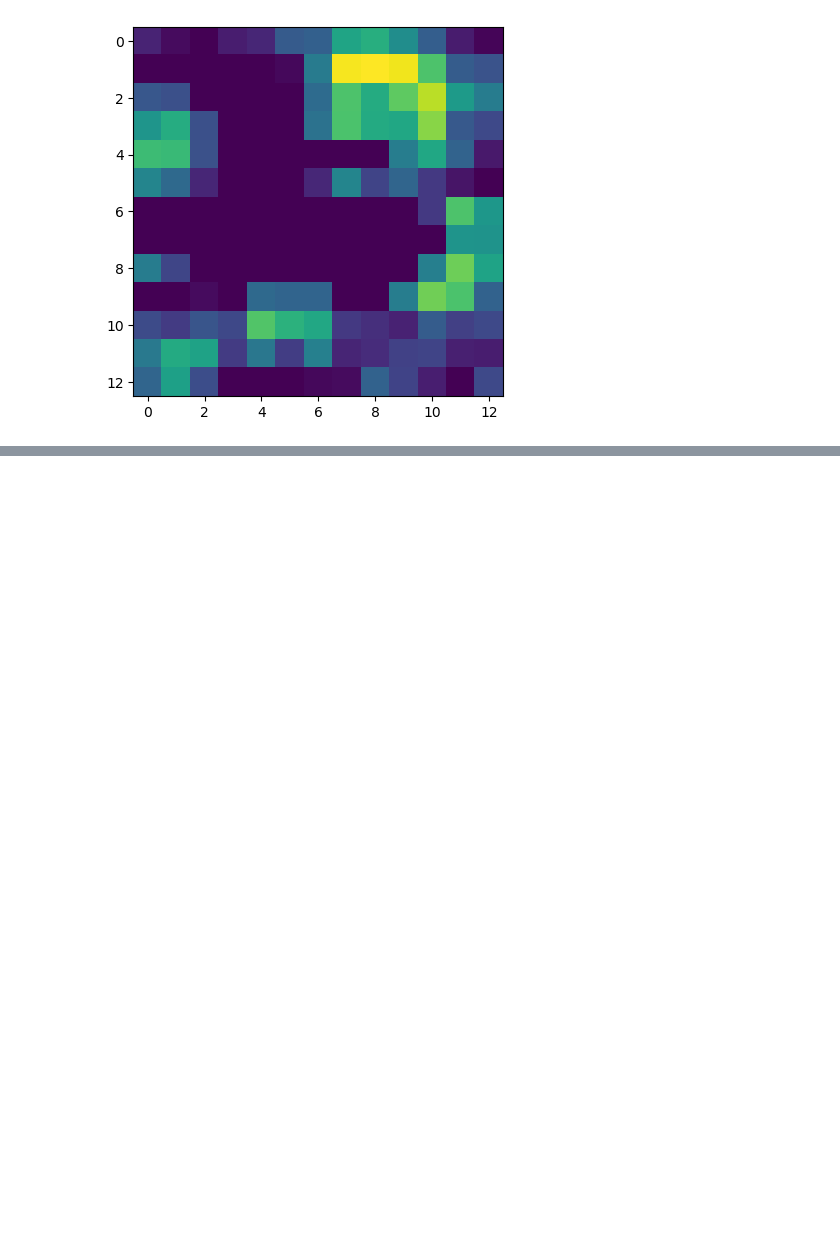
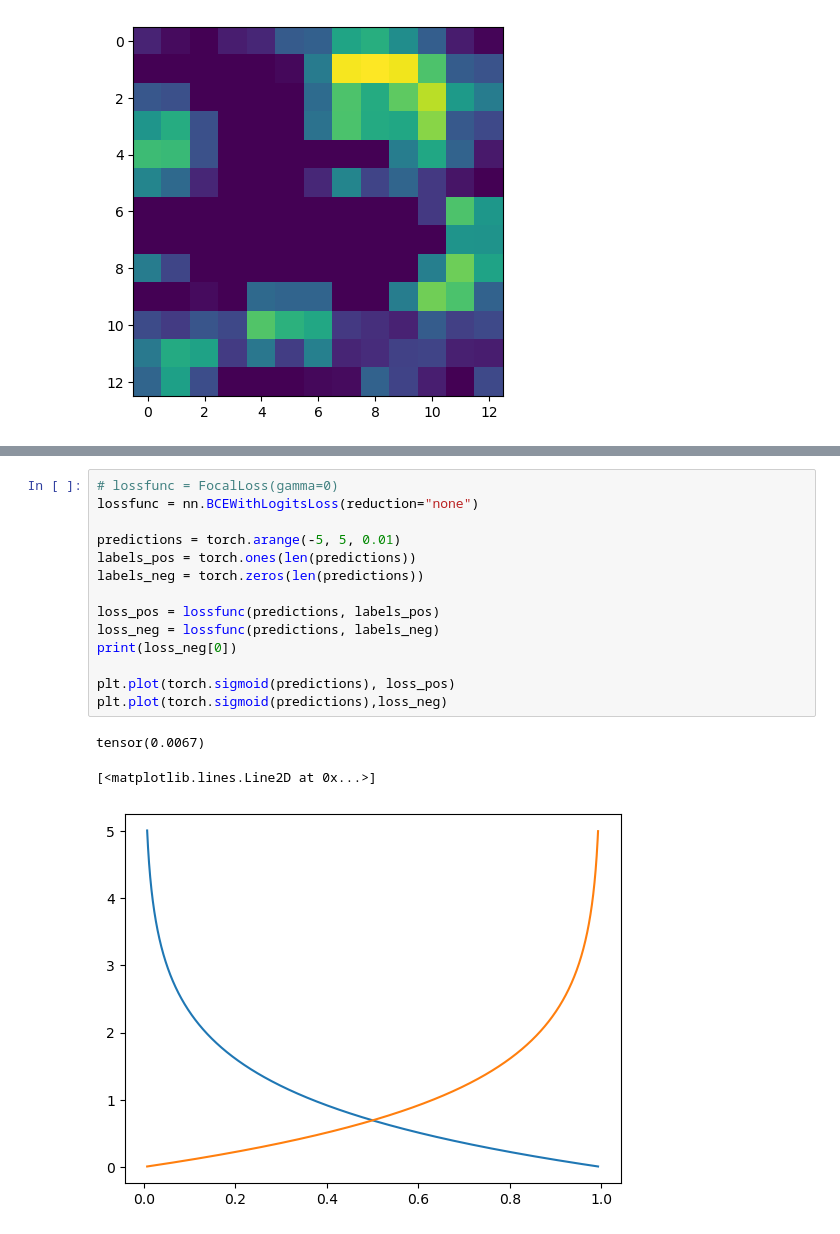
Before and after one commit to MichaelReiter94/acoustic_covid_detection, a Jupyter notebook: python/Jupyter_Notebooks/resnet alterations.ipynb, the cells around one changed output, grey strips where cells are left out. Cells and saved outputs as stored; diff of their text form; blank space fills up the shorter version.

```diff
--- a/python/Jupyter_Notebooks/resnet alterations.ipynb
+++ b/python/Jupyter_Notebooks/resnet alterations.ipynb
@@ -162,0 +200,18 @@ tensor([[ 4.7952, -3.2419,  3.0388,  ...,  5.0536,  0.4354, -1.8299],
+# %%
+# lossfunc = FocalLoss(gamma=0)
+lossfunc = nn.BCEWithLogitsLoss(reduction="none")
+
+predictions = torch.arange(-5, 5, 0.01)
+labels_pos = torch.ones(len(predictions))
+labels_neg = torch.zeros(len(predictions))
+
+loss_pos = lossfunc(predictions, labels_pos)
+loss_neg = lossfunc(predictions, labels_neg)
+print(loss_neg[0])
+
+plt.plot(torch.sigmoid(predictions), loss_pos)
+plt.plot(torch.sigmoid(predictions),loss_neg)
+# %% [output]
+tensor(0.0067)
+[<matplotlib.lines.Line2D at 0x...>]
+[figure, added]
```
Also changed, not shown: parts of 5 cells of this notebook, 3 other files.
